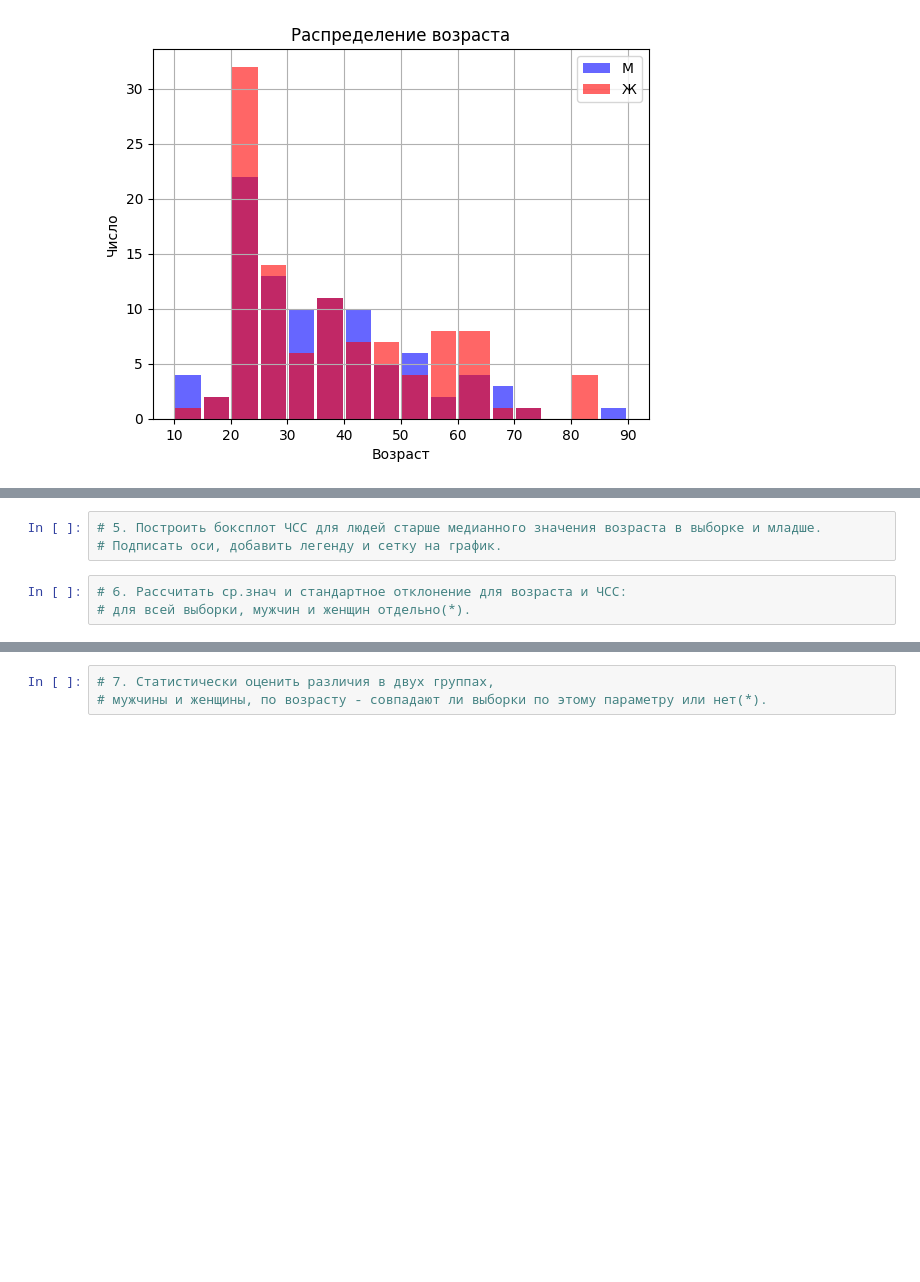
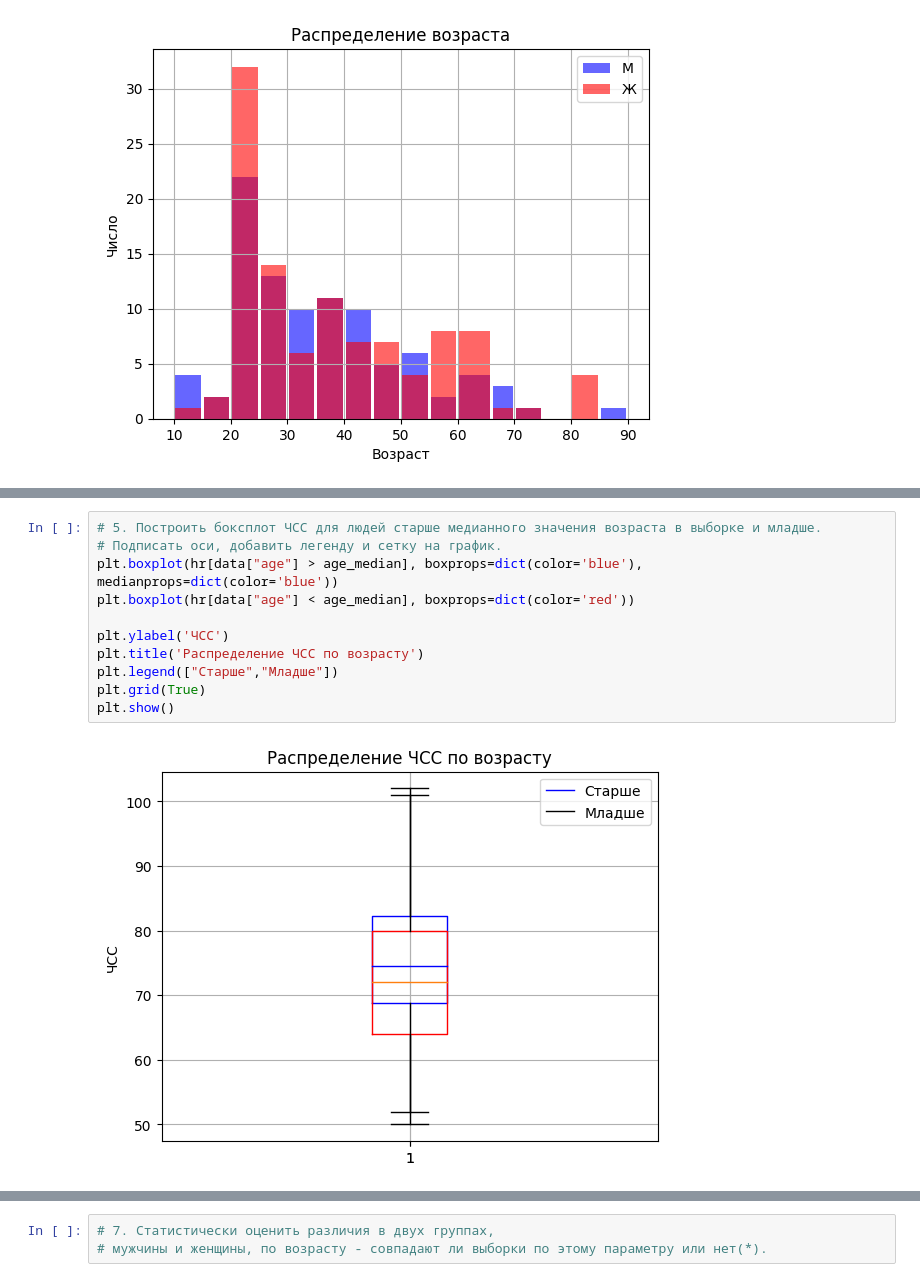
Before and after one commit to Qbbyone/python-stat, a Jupyter notebook: task1.ipynb, the cells around one changed output, grey strips where cells are left out. Drawn from its saved outputs; the diff is of its cells as text; blank space fills up the shorter version.

```diff
--- a/task1.ipynb
+++ b/task1.ipynb
@@ -60,6 +60,13 @@ plt.show()
 # %%
 # 5. Построить боксплот ЧСС для людей старше медианного значения возраста в выборке и младше.
 # Подписать оси, добавить легенду и сетку на график.
+plt.boxplot(hr[data["age"] > age_median], boxprops=dict(color='blue'), medianprops=dict(color='blue'))
+plt.boxplot(hr[data["age"] < age_median], boxprops=dict(color='red'))
+
+plt.ylabel('ЧСС')
+plt.title('Распределение ЧСС по возрасту')
+plt.legend(["Старше","Младше"])
+plt.grid(True)
+plt.show()
+# %% [output]
+[figure, added]
-# %%
-# 6. Рассчитать ср.знач и стандартное отклонение для возраста и ЧСС:
-# для всей выборки, мужчин и женщин отдельно(*).
```
Also changed, not shown: parts of 4 cells of this notebook.
